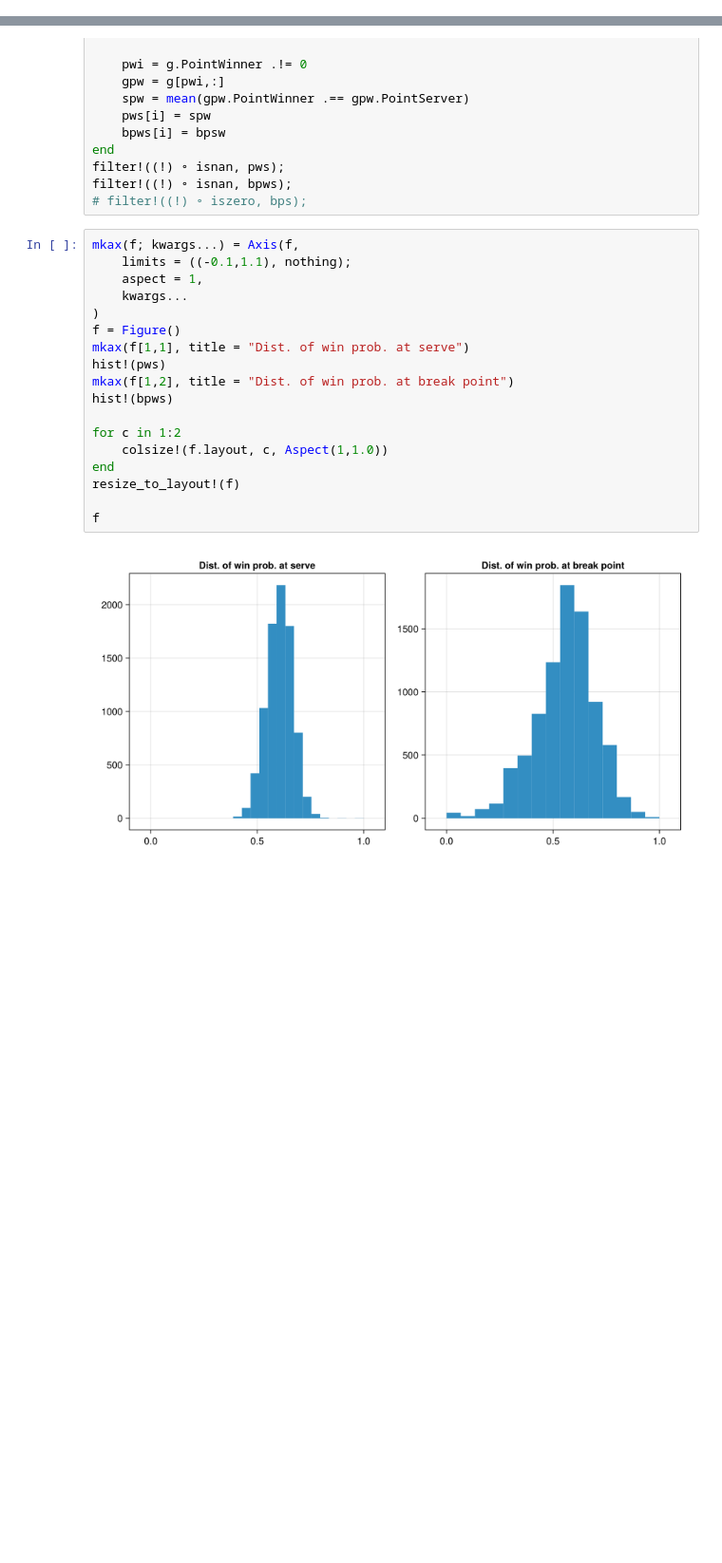
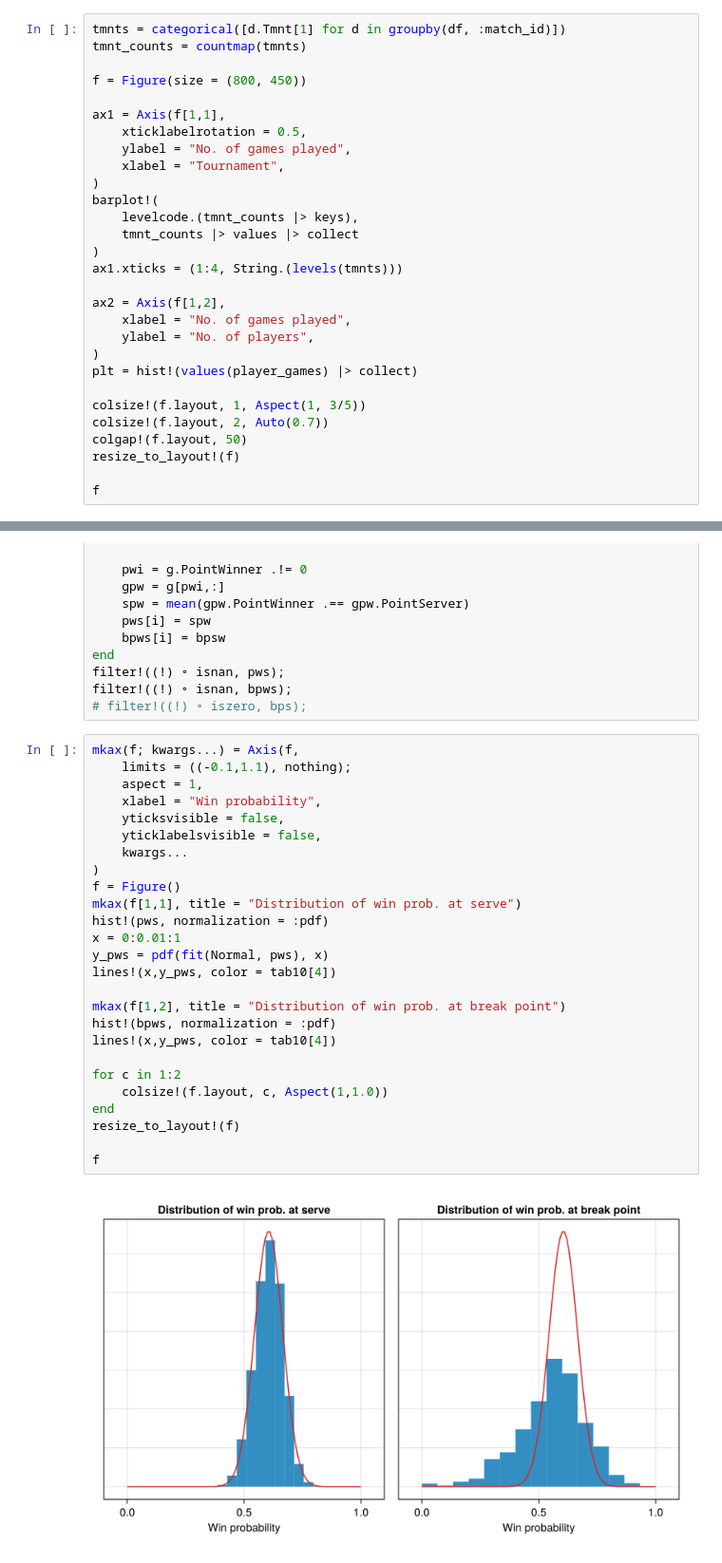
Before and after one commit to VictorKeil/grand-slam-analysis, a Jupyter notebook: Main.ipynb, the cells around one changed output, grey strips where cells are left out. Shown at 95% size. Cells and saved outputs as stored; diff of their text form; blank space fills up the shorter version.

Commit message:
Add some figures and hypothesis test

```diff
--- a/Main.ipynb
+++ b/Main.ipynb
@@ -185,0 +239,29 @@ leftjoin!(df, mdf[:,[:match_id, :player1id, :player2id]], on = :match_id);
+# %%
+tmnts = categorical([d.Tmnt[1] for d in groupby(df, :match_id)])
+tmnt_counts = countmap(tmnts)
+
+f = Figure(size = (800, 450))
+
+ax1 = Axis(f[1,1],
+    xticklabelrotation = 0.5,
+    ylabel = "No. of games played",
+    xlabel = "Tournament",
+)
+barplot!(
+    levelcode.(tmnt_counts |> keys),
+    tmnt_counts |> values |> collect
+)
+ax1.xticks = (1:4, String.(levels(tmnts)))
+
+ax2 = Axis(f[1,2],
+    xlabel = "No. of games played",
+    ylabel = "No. of players",
+)
+plt = hist!(values(player_games) |> collect)
+
+colsize!(f.layout, 1, Aspect(1, 3/5))
+colsize!(f.layout, 2, Auto(0.7))
+colgap!(f.layout, 50)
+resize_to_layout!(f)
+
+f
@@ -250,20 +336,28 @@ filter!((!) ∘ isnan, bpws);
 # %%
 mkax(f; kwargs...) = Axis(f,
     limits = ((-0.1,1.1), nothing);
     aspect = 1,
+    xlabel = "Win probability",
+    yticksvisible = false,
+    yticklabelsvisible = false,
     kwargs...
 )
 f = Figure()
-mkax(f[1,1], title = "Dist. of win prob. at serve")
-hist!(pws)
-mkax(f[1,2], title = "Dist. of win prob. at break point")
-hist!(bpws)
+mkax(f[1,1], title = "Distribution of win prob. at serve")
+hist!(pws, normalization = :pdf)
+x = 0:0.01:1
+y_pws = pdf(fit(Normal, pws), x)
+lines!(x,y_pws, color = tab10[4])
+
+mkax(f[1,2], title = "Distribution of win prob. at break point")
+hist!(bpws, normalization = :pdf)
+lines!(x,y_pws, color = tab10[4])
 
 for c in 1:2
     colsize!(f.layout, c, Aspect(1,1.0))
 end
 resize_to_layout!(f)
 
 f
 # %% [output]
-[figure, old version]
+[figure, new version]
```
Also changed, not shown: parts of 15 cells of this notebook, 7 other files.
